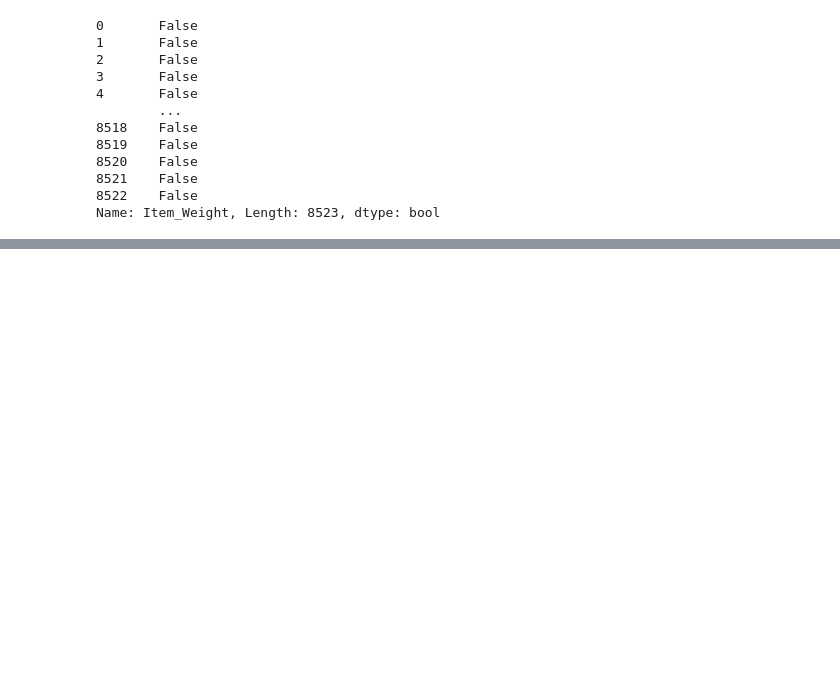
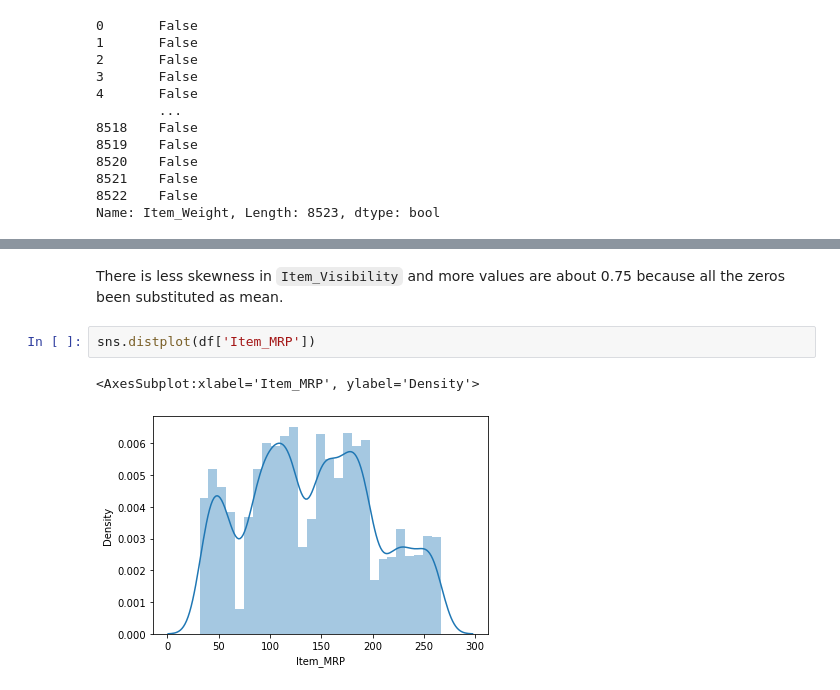
Before and after one commit to Priya-088/SuperMart_sales_prediction, a Jupyter notebook: Product_sales_prediction.ipynb, the cells around one changed output, grey strips where cells are left out. Drawn from its saved outputs; the diff is of its cells as text; blank space fills up the shorter version.

```diff
--- a/Product_sales_prediction.ipynb
+++ b/Product_sales_prediction.ipynb
@@ -272,0 +405,7 @@ df.Item_Weight.isnull().sum()
+# %% [markdown]
+There is less skewness in `Item_Visibility` and more values are about 0.75 because all the zeros been substituted as mean.
+# %%
+sns.distplot(df['Item_MRP'])
+# %% [output]
+<AxesSubplot:xlabel='Item_MRP', ylabel='Density'>
+[figure, added]
```
Also changed, not shown: parts of 56 cells of this notebook, 1 other file.
